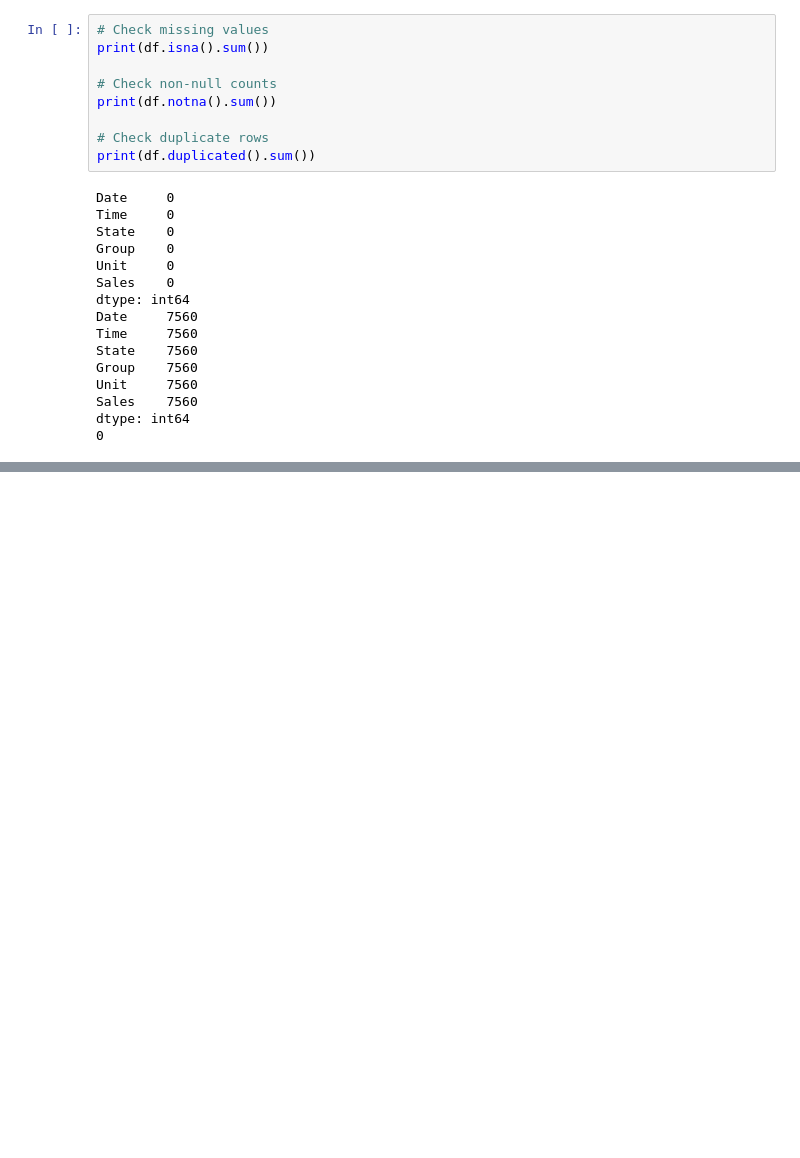
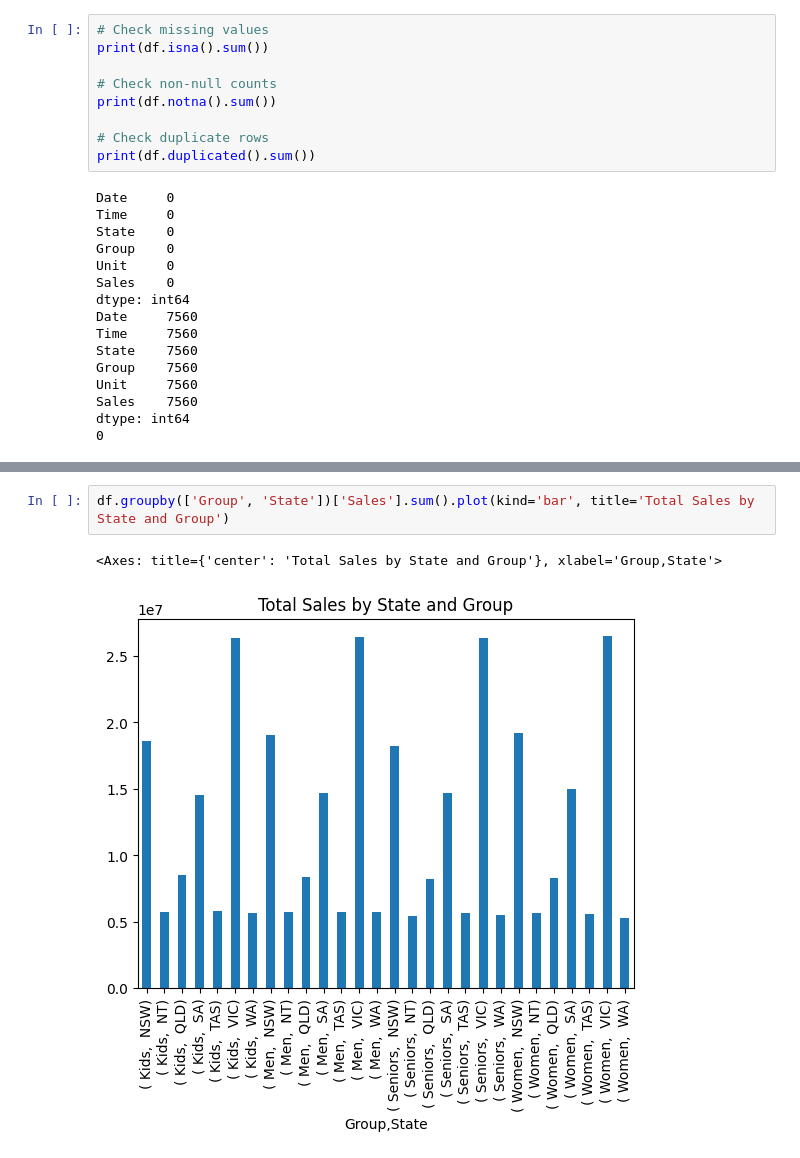
Before and after one commit to Tuffour0/sales-analysis, a Jupyter notebook: sale-analysis.ipynb, the cells around one changed output, grey strips where cells are left out. Drawn from its saved outputs; the diff is of its cells as text; blank space fills up the shorter version.

```diff
--- a/sale-analysis.ipynb
+++ b/sale-analysis.ipynb
@@ -78,0 +326,5 @@ dtype: int64
+# %%
+df.groupby(['Group', 'State'])['Sales'].sum().plot(kind='bar', title='Total Sales by State and Group')
+# %% [output]
+<Axes: title={'center': 'Total Sales by State and Group'}, xlabel='Group,State'>
+[figure, added]
```
Also changed, not shown: parts of 15 cells of this notebook.
